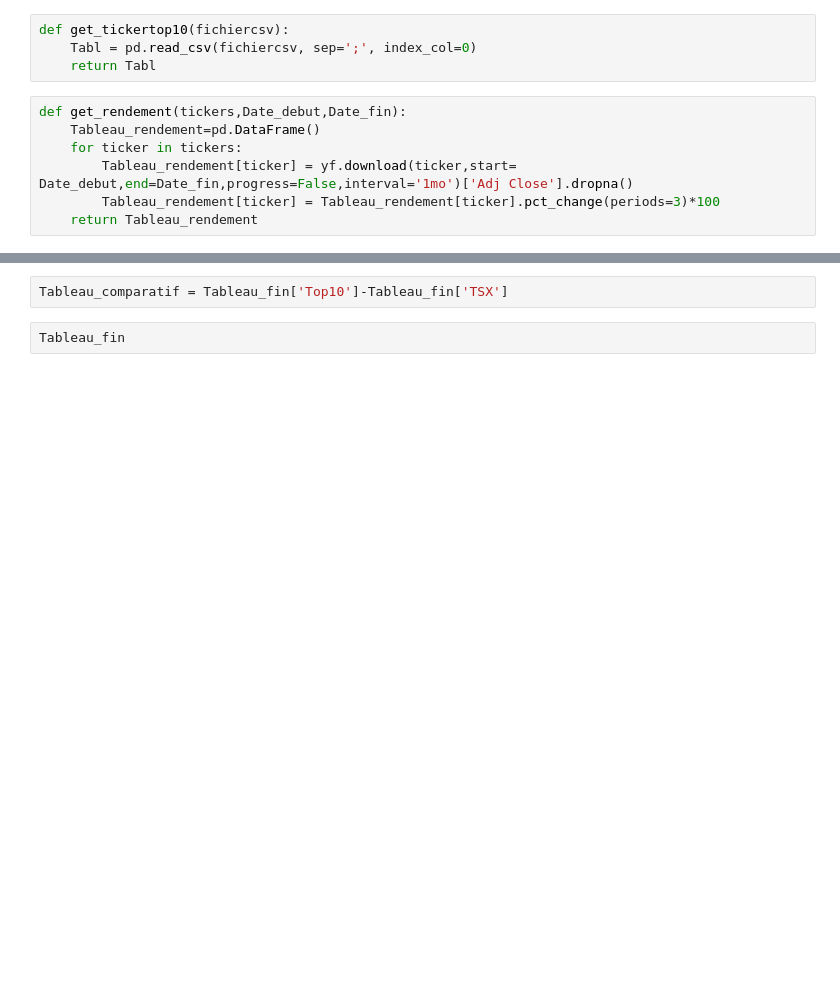
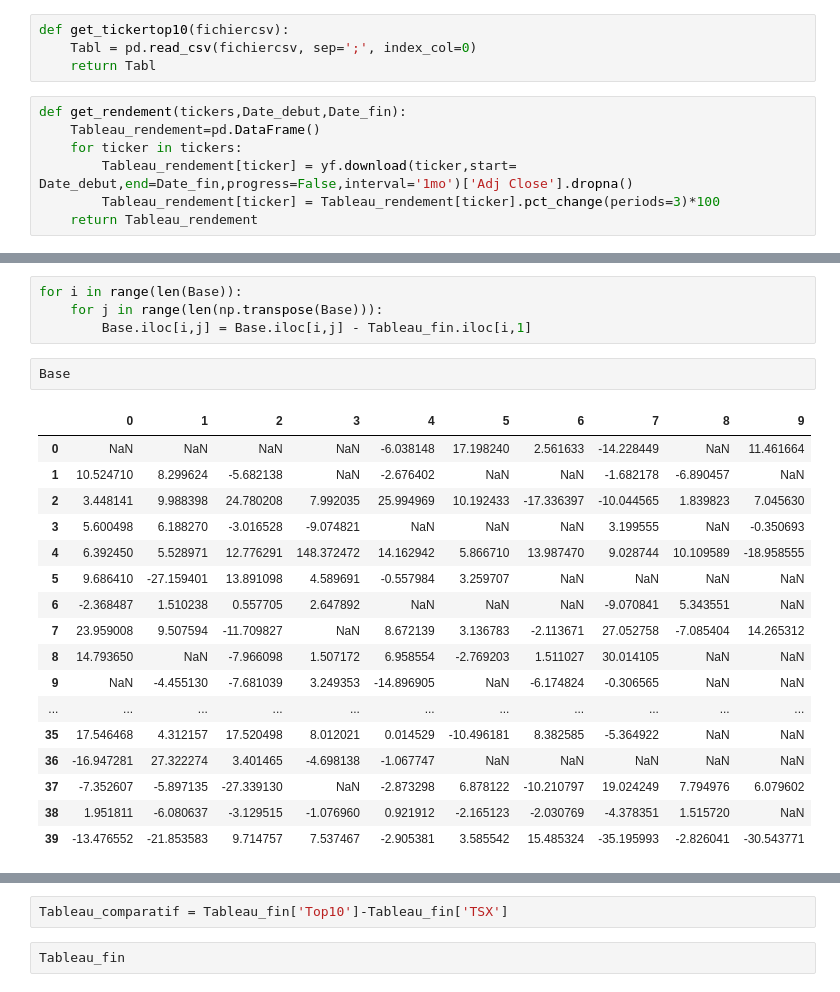
Before and after one commit to poclecoqq/Trending-stocks, a Jupyter notebook: projet/app/Test_app/Test_application.ipynb, the cells around one changed output, grey strips where cells are left out. Cells and saved outputs as stored; diff of their text form; blank space fills up the shorter version.

```diff
--- a/projet/app/Test_app/Test_application.ipynb
+++ b/projet/app/Test_app/Test_application.ipynb
@@ -84,3 +88,27 @@ Date
+# %%
+for i in range(len(Base)):
+    for j in range(len(np.transpose(Base))):
+        Base.iloc[i,j] = Base.iloc[i,j] - Tableau_fin.iloc[i,1]
+# %%
+Base
+# %% [output]
+|  | 0 | 1 | 2 | 3 | 4 | 5 | 6 | 7 | 8 | 9 |
+| 0 | NaN | NaN | NaN | NaN | -6.038148 | 17.198240 | 2.561633 | -14.228449 | NaN | 11.461664 |
+| 1 | 10.524710 | 8.299624 | -5.682138 | NaN | -2.676402 | NaN | NaN | -1.682178 | -6.890457 | NaN |
+| 2 | 3.448141 | 9.988398 | 24.780208 | 7.992035 | 25.994969 | 10.192433 | -17.336397 | -10.044565 | 1.839823 | 7.045630 |
+| 3 | 5.600498 | 6.188270 | -3.016528 | -9.074821 | NaN | NaN | NaN | 3.199555 | NaN | -0.350693 |
+| 4 | 6.392450 | 5.528971 | 12.776291 | 148.372472 | 14.162942 | 5.866710 | 13.987470 | 9.028744 | 10.109589 | -18.958555 |
+| 5 | 9.686410 | -27.159401 | 13.891098 | 4.589691 | -0.557984 | 3.259707 | NaN | NaN | NaN | NaN |
+| 6 | -2.368487 | 1.510238 | 0.557705 | 2.647892 | NaN | NaN | NaN | -9.070841 | 5.343551 | NaN |
+| 7 | 23.959008 | 9.507594 | -11.709827 | NaN | 8.672139 | 3.136783 | -2.113671 | 27.052758 | -7.085404 | 14.265312 |
+| 8 | 14.793650 | NaN | -7.966098 | 1.507172 | 6.958554 | -2.769203 | 1.511027 | 30.014105 | NaN | NaN |
+| 9 | NaN | -4.455130 | -7.681039 | 3.249353 | -14.896905 | NaN | -6.174824 | -0.306565 | NaN | NaN |
+| ... | ... | ... | ... | ... | ... | ... | ... | ... | ... | ... |
+| 35 | 17.546468 | 4.312157 | 17.520498 | 8.012021 | 0.014529 | -10.496181 | 8.382585 | -5.364922 | NaN | NaN |
+| 36 | -16.947281 | 27.322274 | 3.401465 | -4.698138 | -1.067747 | NaN | NaN | NaN | NaN | NaN |
+| 37 | -7.352607 | -5.897135 | -27.339130 | NaN | -2.873298 | 6.878122 | -10.210797 | 19.024249 | 7.794976 | 6.079602 |
+| 38 | 1.951811 | -6.080637 | -3.129515 | -1.076960 | 0.921912 | -2.165123 | -2.030769 | -4.378351 | 1.515720 | NaN |
+| 39 | -13.476552 | -21.853583 | 9.714757 | 7.537467 | -2.905381 | 3.585542 | 15.485324 | -35.195993 | -2.826041 | -30.543771 |
 # %%
 tabl
 # %% [output]
```
Also changed, not shown: parts of 14 cells of this notebook, 3 other files.
